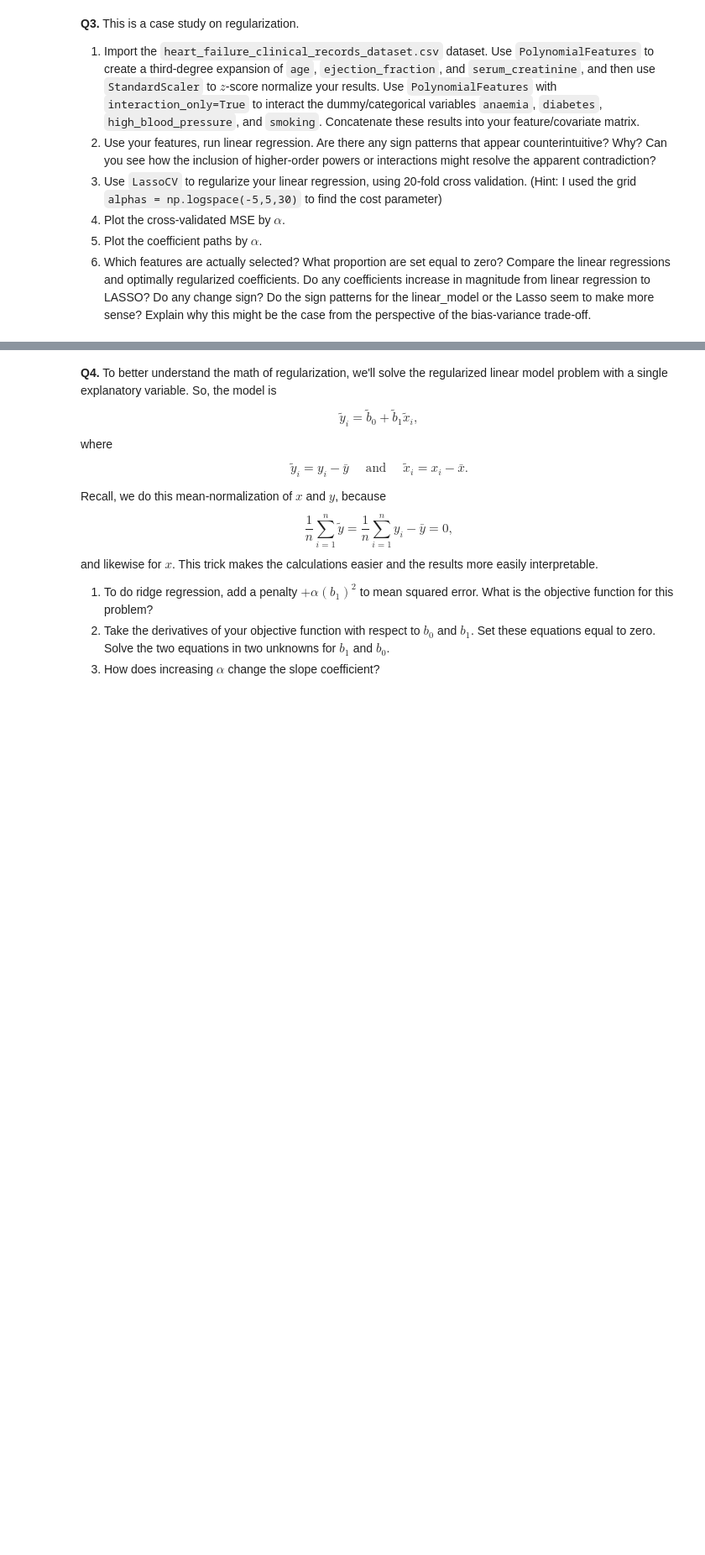
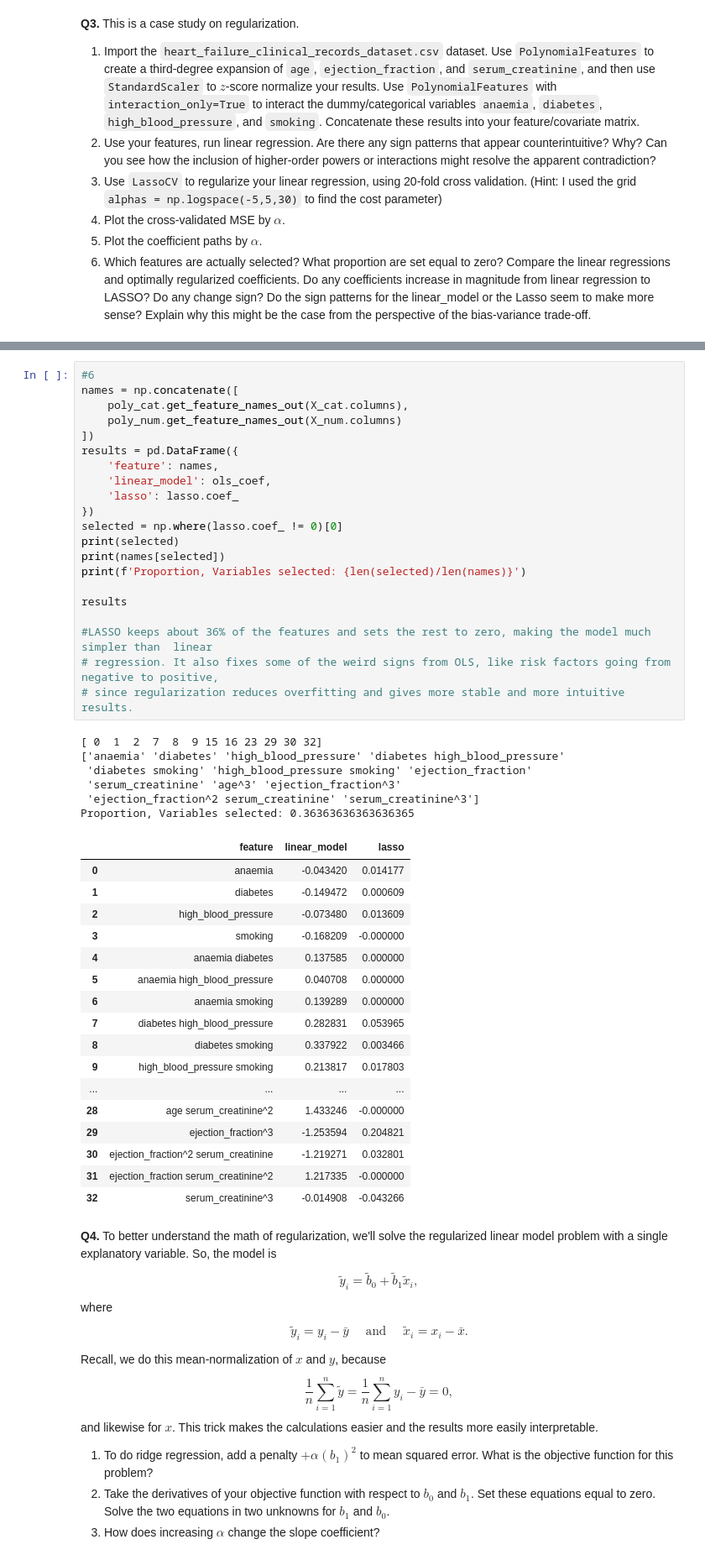
Before and after one commit to anthonyzhang4/HW5, a Jupyter notebook: 04_assignment_regularization t.ipynb, the cells around one changed output, grey strips where cells are left out. Shown at 84% size. Drawn from its saved outputs; the diff is of its cells as text; blank space fills up the shorter version.

```diff
--- a/04_assignment_regularization t.ipynb
+++ b/04_assignment_regularization t.ipynb
@@ -141,3 +260,48 @@ Selected Features: ['Mileage_Run' 'Age' 'Mileage_Run Age' 'Mileage_Run^3' 'Milea
+# %%
+#6
+names = np.concatenate([
+    poly_cat.get_feature_names_out(X_cat.columns),
+    poly_num.get_feature_names_out(X_num.columns)
+])
+results = pd.DataFrame({
+    'feature': names,
+    'linear_model': ols_coef,
+    'lasso': lasso.coef_
+})
+selected = np.where(lasso.coef_ != 0)[0]
+print(selected)
+print(names[selected])
+print(f'Proportion, Variables selected: {len(selected)/len(names)}')
+
+results
+
+#LASSO keeps about 36% of the features and sets the rest to zero, making the model much simpler than  linear
+# regression. It also fixes some of the weird signs from OLS, like risk factors going from negative to positive,
+# since regularization reduces overfitting and gives more stable and more intuitive results.
+# %% [output]
+[ 0  1  2  7  8  9 15 16 23 29 30 32]
+['anaemia' 'diabetes' 'high_blood_pressure' 'diabetes high_blood_pressure'
+ 'diabetes smoking' 'high_blood_pressure smoking' 'ejection_fraction'
+ 'serum_creatinine' 'age^3' 'ejection_fraction^3'
+ 'ejection_fraction^2 serum_creatinine' 'serum_creatinine^3']
+Proportion, Variables selected: 0.36363636363636365
+|  | feature | linear_model | lasso |
+| 0 | anaemia | -0.043420 | 0.014177 |
+| 1 | diabetes | -0.149472 | 0.000609 |
+| 2 | high_blood_pressure | -0.073480 | 0.013609 |
+| 3 | smoking | -0.168209 | -0.000000 |
+| 4 | anaemia diabetes | 0.137585 | 0.000000 |
+| 5 | anaemia high_blood_pressure | 0.040708 | 0.000000 |
+| 6 | anaemia smoking | 0.139289 | 0.000000 |
+| 7 | diabetes high_blood_pressure | 0.282831 | 0.053965 |
+| 8 | diabetes smoking | 0.337922 | 0.003466 |
+| 9 | high_blood_pressure smoking | 0.213817 | 0.017803 |
+| ... | ... | ... | ... |
+| 28 | age serum_creatinine^2 | 1.433246 | -0.000000 |
+| 29 | ejection_fraction^3 | -1.253594 | 0.204821 |
+| 30 | ejection_fraction^2 serum_creatinine | -1.219271 | 0.032801 |
+| 31 | ejection_fraction serum_creatinine^2 | 1.217335 | -0.000000 |
+| 32 | serum_creatinine^3 | -0.014908 | -0.043266 |
 # %% [markdown]
 **Q4.** To better understand the math of regularization, we'll solve the regularized linear model problem with a single explanatory variable. So, the model is
 $$
```
Also changed, not shown: parts of 4 cells of this notebook.
